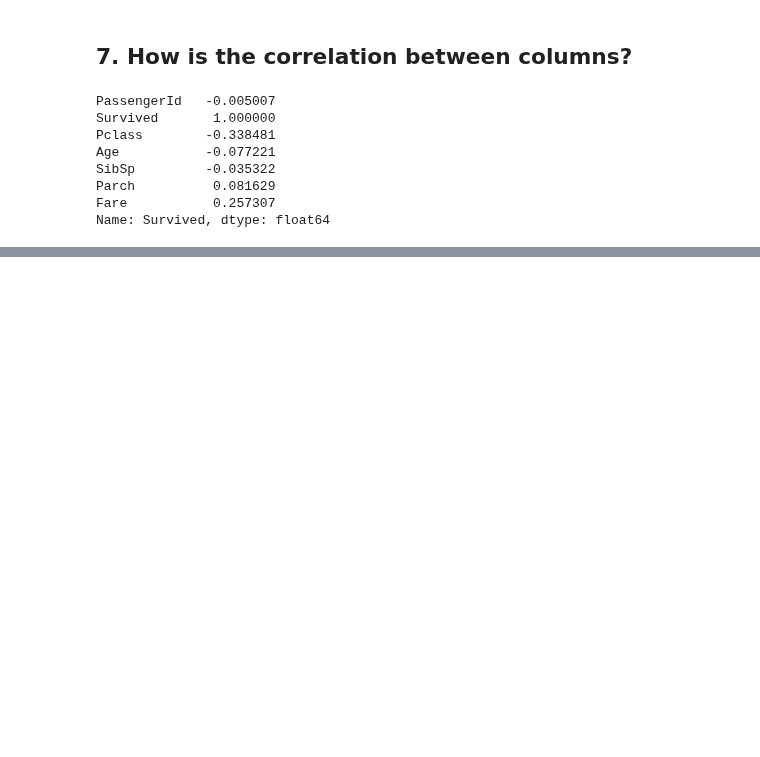
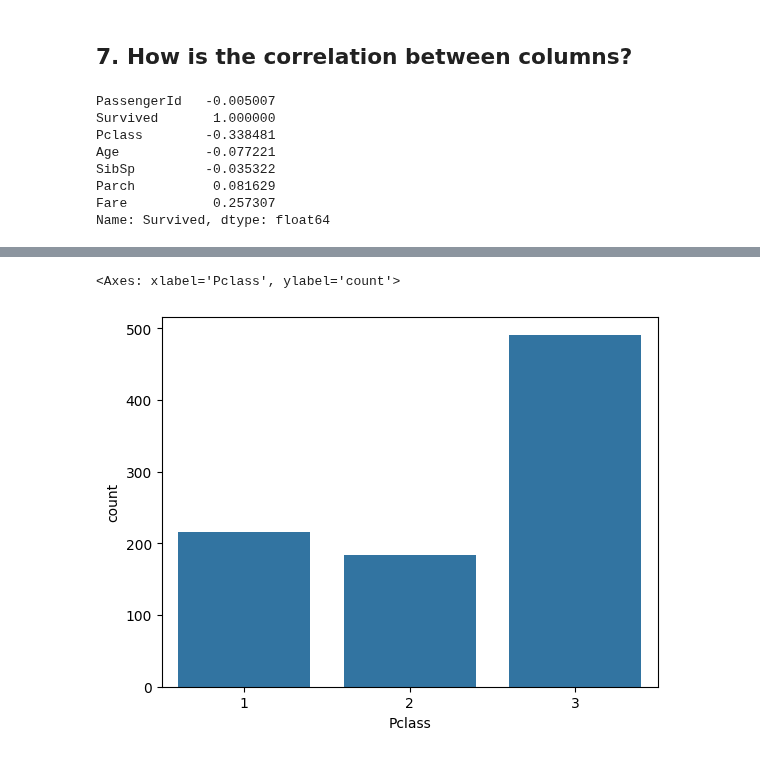
Before and after one commit to SakshiKhatiwada/Python, a Jupyter notebook: Machine-Learning/d3-titanic-eda.ipynb, the cells around one changed output, grey strips where cells are left out. Drawn from its saved outputs; the diff is of its cells as text; code cells hidden in the pictures; blank space fills up the shorter version.

```diff
--- a/Machine-Learning/d3-titanic-eda.ipynb
+++ b/Machine-Learning/d3-titanic-eda.ipynb
@@ -110,0 +138,5 @@ Name: Survived, dtype: float64
+# %%
+sns.countplot(x=df['Pclass'])
+# %% [output]
+<Axes: xlabel='Pclass', ylabel='count'>
+[figure, added]
```
Also changed, not shown: parts of 13 cells of this notebook.
